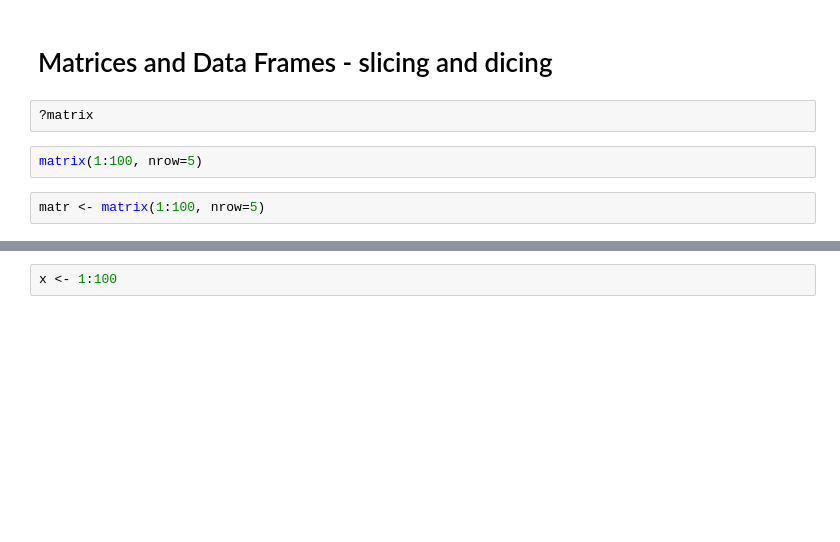
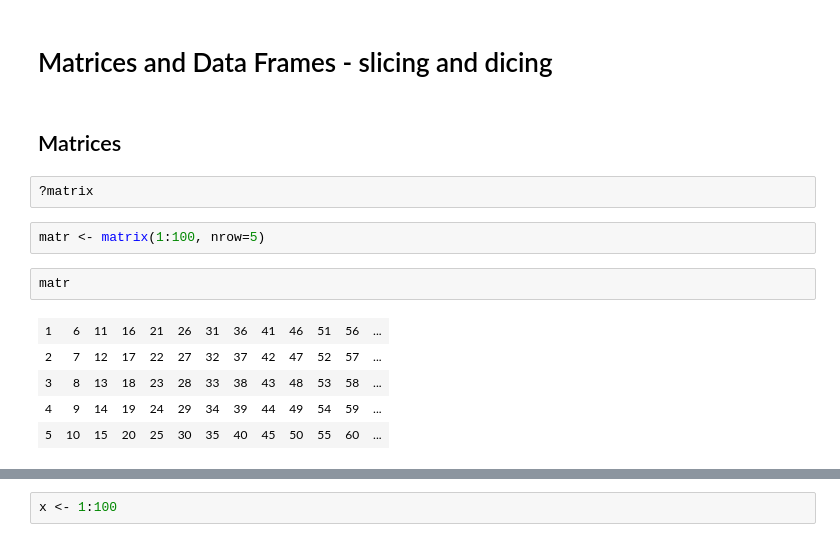
Before and after one commit to joidegn/R-tutorial, a Jupyter notebook: tutorial 1 - R Basics/R Basics.ipynb, the cells around one changed output, grey strips where cells are left out. Saved outputs shown, nothing was run; the diff lists cells and outputs as text; blank space fills up the shorter version.

```diff
--- a/tutorial 1 - R Basics/R Basics.ipynb
+++ b/tutorial 1 - R Basics/R Basics.ipynb
@@ -150,10 +252,18 @@ exponential.returns <- function(interest, years) {
 # %% [markdown]
 # Matrices and Data Frames - slicing and dicing
+# %% [markdown]
+## Matrices
 # %%
 ?matrix
-# %%
-matrix(1:100, nrow=5)
 # %%
 matr <- matrix(1:100, nrow=5)
+# %%
+matr
+# %% [output]
+| 1 | 6 | 11 | 16 | 21 | 26 | 31 | 36 | 41 | 46 | 51 | 56 | ... |
+| 2 | 7 | 12 | 17 | 22 | 27 | 32 | 37 | 42 | 47 | 52 | 57 | ... |
+| 3 | 8 | 13 | 18 | 23 | 28 | 33 | 38 | 43 | 48 | 53 | 58 | ... |
+| 4 | 9 | 14 | 19 | 24 | 29 | 34 | 39 | 44 | 49 | 54 | 59 | ... |
+| 5 | 10 | 15 | 20 | 25 | 30 | 35 | 40 | 45 | 50 | 55 | 60 | ... |
 # %%
 matr[1:3, 2:4]
```
Also changed, not shown: parts of 80 cells of this notebook.
